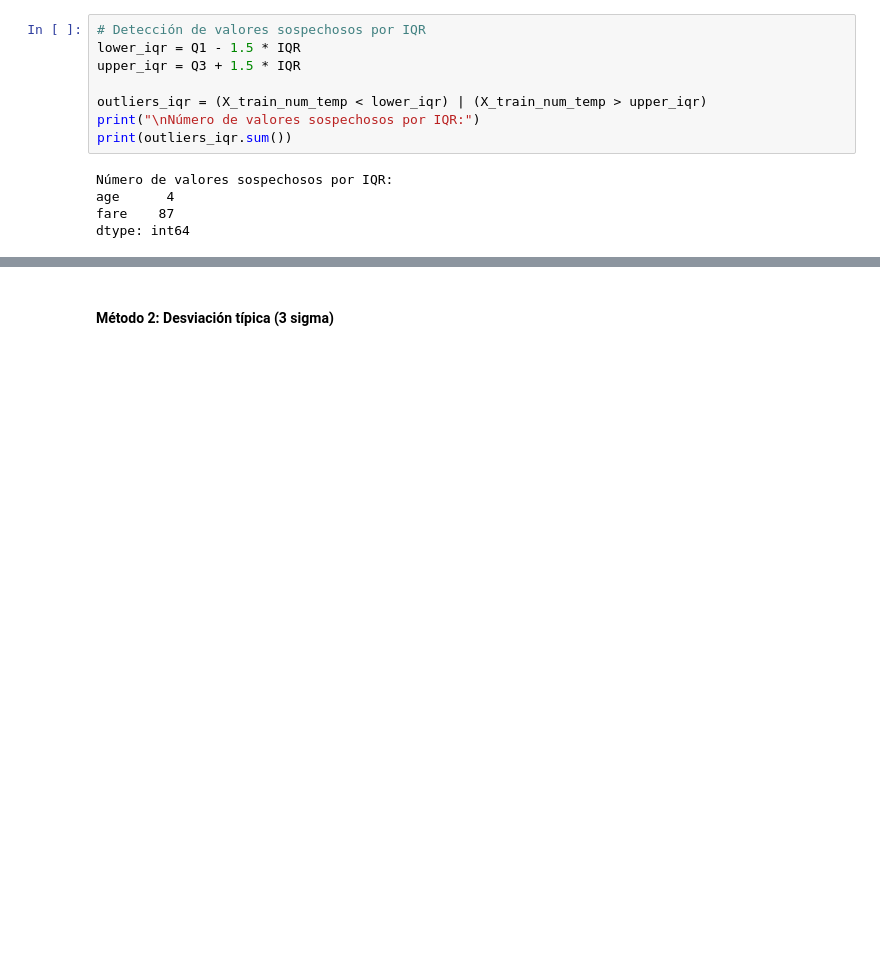
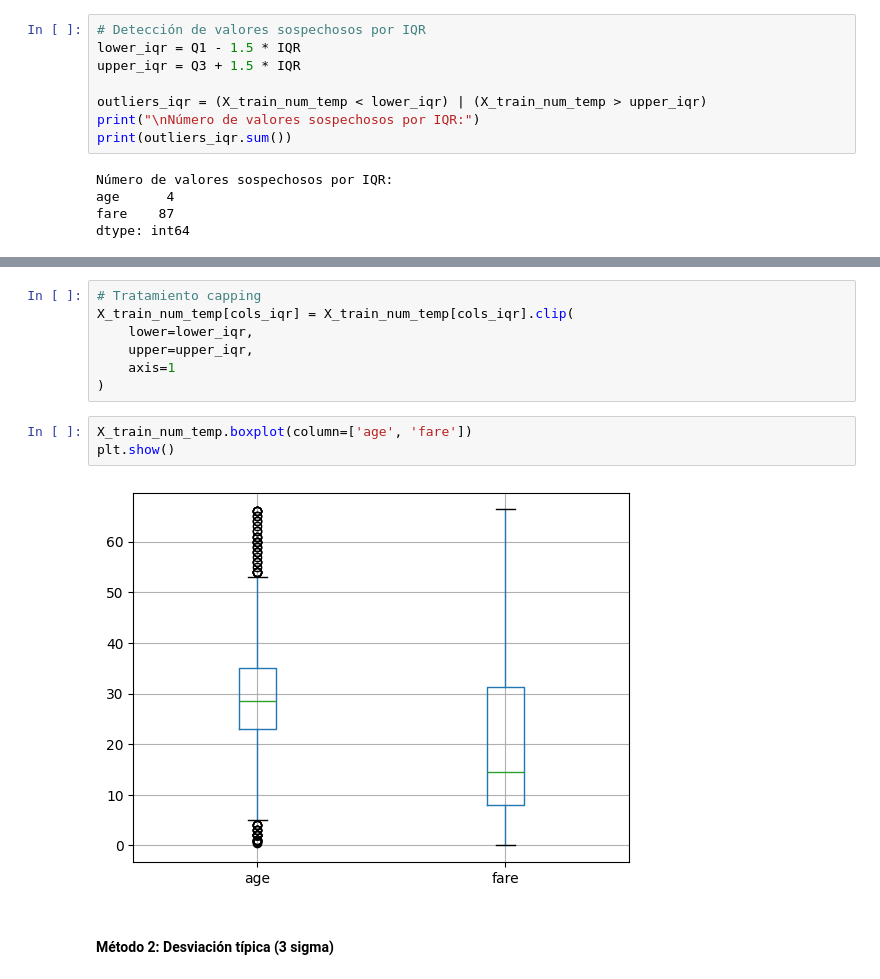
Before and after one commit to duvan1026/Titanic_Big_Data, a Jupyter notebook: ABD_CastroBautistaDuvanDario.ipynb, the cells around one changed output, grey strips where cells are left out. Saved outputs shown, nothing was run; the diff lists cells and outputs as text; blank space fills up the shorter version.

```diff
--- a/ABD_CastroBautistaDuvanDario.ipynb
+++ b/ABD_CastroBautistaDuvanDario.ipynb
@@ -1024,3 +1182,15 @@ dtype: int64
+# %%
+# Tratamiento capping
+X_train_num_temp[cols_iqr] = X_train_num_temp[cols_iqr].clip(
+    lower=lower_iqr,
+    upper=upper_iqr,
+    axis=1
+)
+# %%
+X_train_num_temp.boxplot(column=['age', 'fare'])
+plt.show()
+# %% [output]
+[figure, added]
 # %% [markdown]
 #### Método 2: Desviación típica (3 sigma)
 # %%
```
Also changed, not shown: parts of 93 cells of this notebook.
